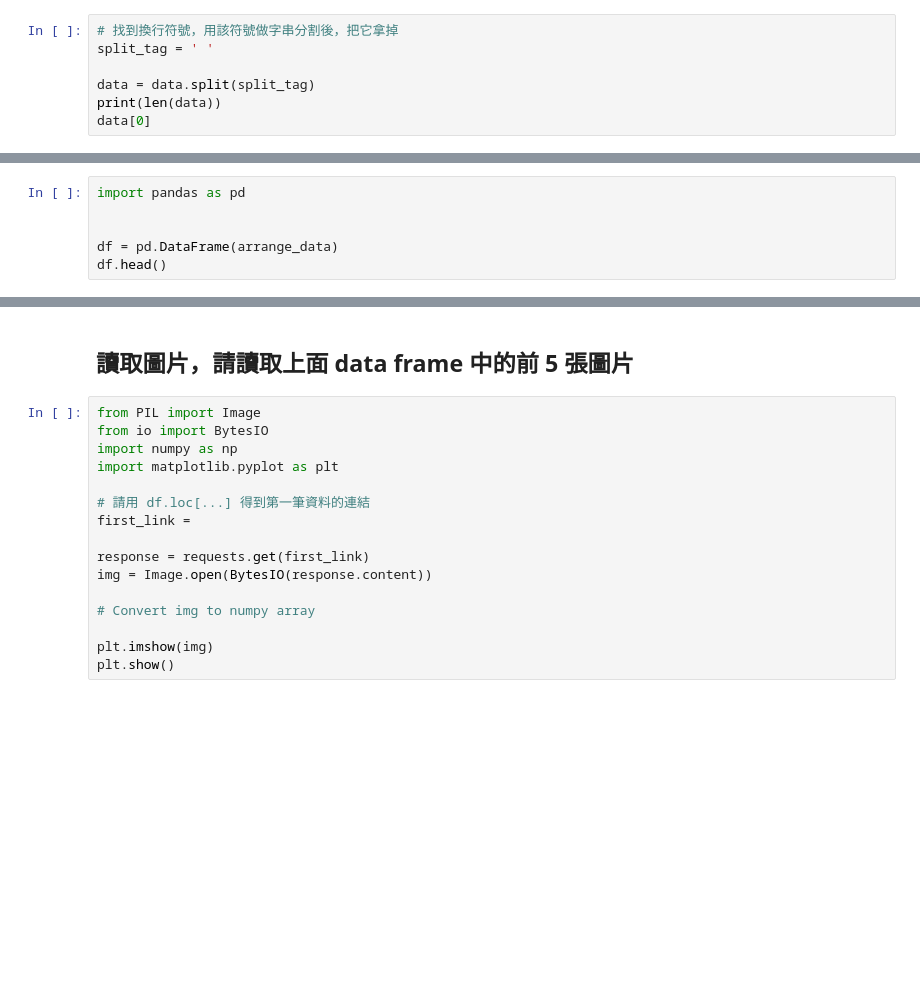
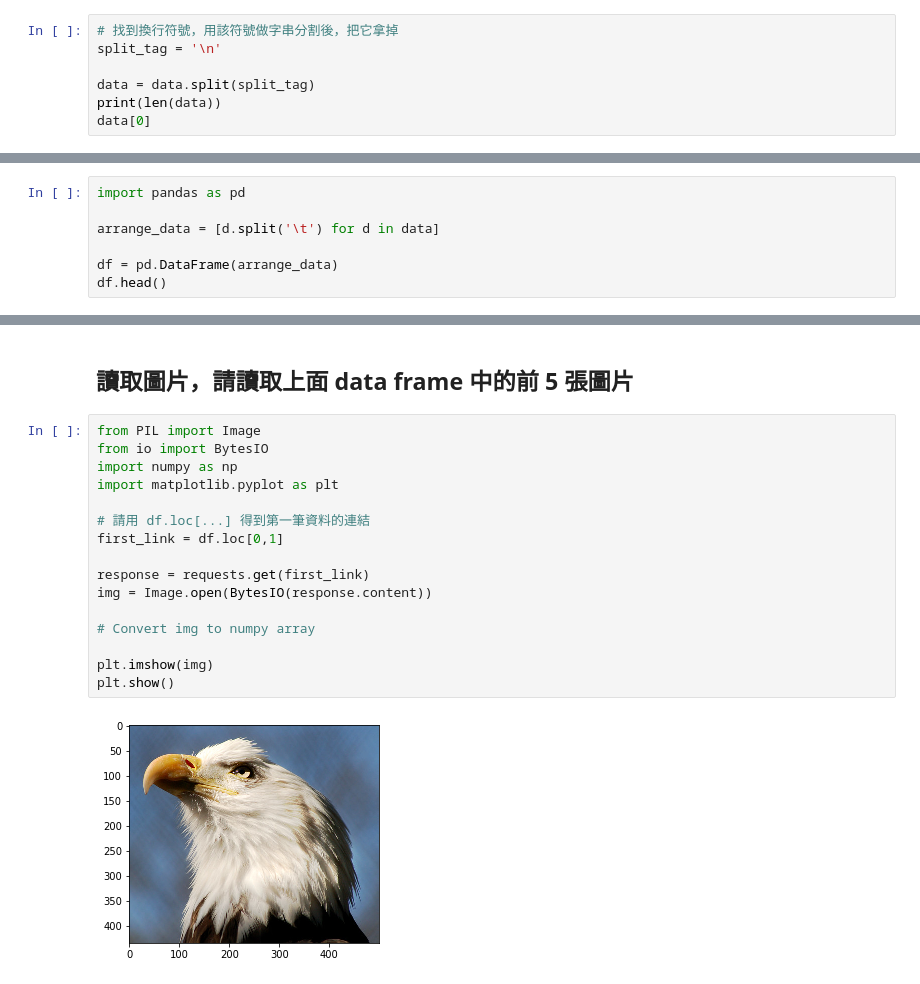
Before and after one commit to jarvischang722/2nd-ML100Days, a Jupyter notebook: homework/Day_003-2_HW.ipynb, the cells around one changed output, grey strips where cells are left out. Saved outputs shown, nothing was run; the diff lists cells and outputs as text; blank space fills up the shorter version.

```diff
--- a/homework/Day_003-2_HW.ipynb
+++ b/homework/Day_003-2_HW.ipynb
@@ -24,6 +24,6 @@ data
 # %%
 # 找到換行符號，用該符號做字串分割後，把它拿掉
-split_tag = ' '
+split_tag = '\n'
 
 data = data.split(split_tag)
 print(len(data))
@@ -36,6 +36,7 @@ data[0]
 # %%
 import pandas as pd
 
+arrange_data = [d.split('\t') for d in data]
 
 df = pd.DataFrame(arrange_data)
 df.head()
@@ -44,19 +52,21 @@ df.head()
 # %%
 from PIL import Image
 from io import BytesIO
 import numpy as np
 import matplotlib.pyplot as plt
 
 # 請用 df.loc[...] 得到第一筆資料的連結
-first_link =
+first_link = df.loc[0,1]
 
 response = requests.get(first_link)
 img = Image.open(BytesIO(response.content))
 
 # Convert img to numpy array
 
 plt.imshow(img)
 plt.show()
+# %% [output]
+[figure, added]
 # %%
 def img2arr_fromURLs(url_list, resize = False):
     """
```
Also changed, not shown: parts of 5 cells of this notebook, 1 other file.
